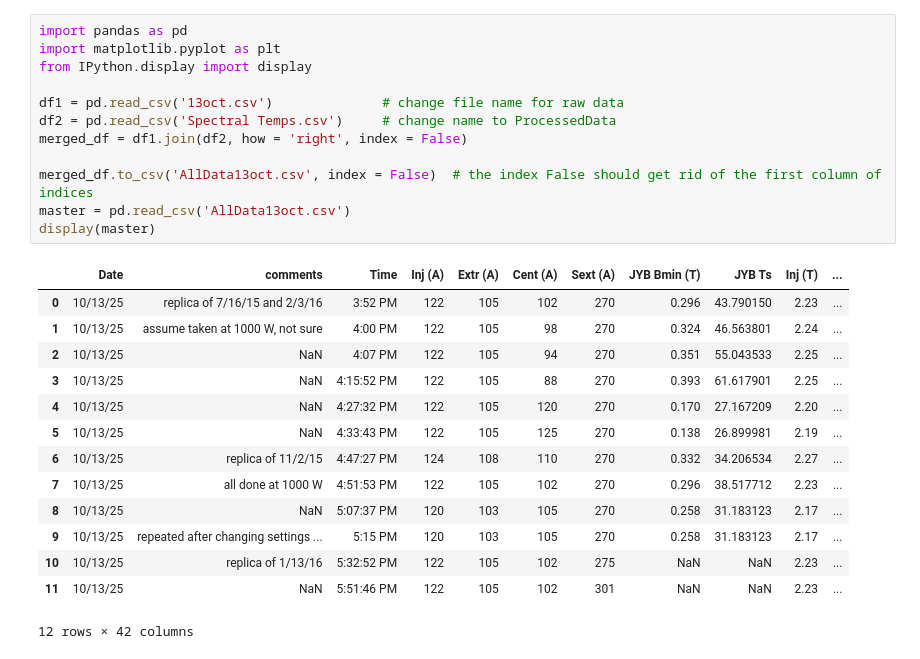
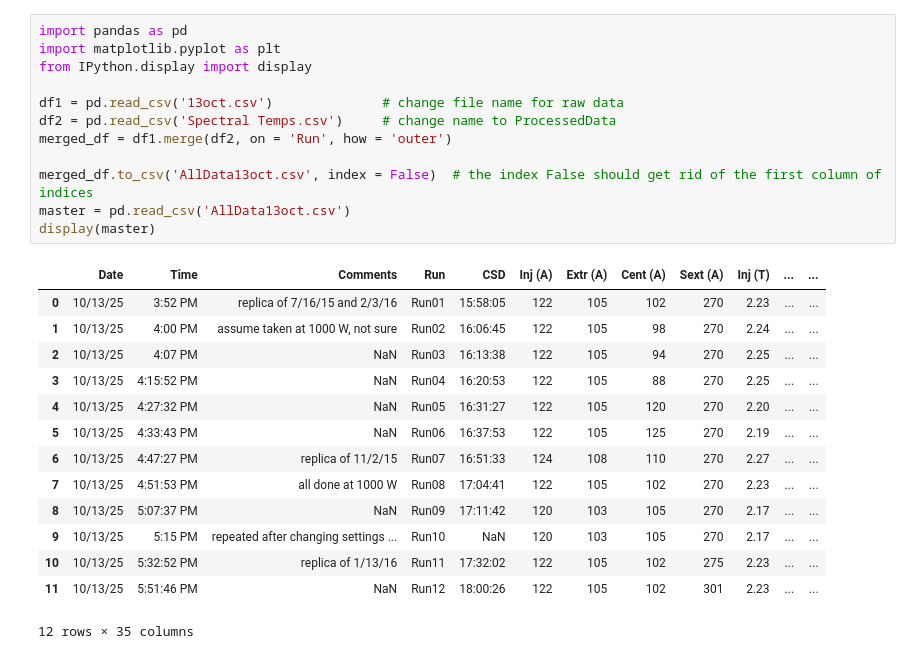
Before and after one commit to thebeesneesh/VENUS_X-Ray_BS, a Jupyter notebook: master.ipynb, the cells around one changed output. Drawn from its saved outputs; the diff is of its cells as text.

```diff
--- a/master.ipynb
+++ b/master.ipynb
@@ -1,30 +1,30 @@
 # %%
 import pandas as pd
 import matplotlib.pyplot as plt
 from IPython.display import display
 
 df1 = pd.read_csv('13oct.csv')              # change file name for raw data
 df2 = pd.read_csv('Spectral Temps.csv')     # change name to ProcessedData
-merged_df = df1.join(df2, how = 'right', index = False)
+merged_df = df1.merge(df2, on = 'Run', how = 'outer')
 
 merged_df.to_csv('AllData13oct.csv', index = False)  # the index False should get rid of the first column of indices
 master = pd.read_csv('AllData13oct.csv')
 display(master)
 # %% [output]
-|  | Date | comments | Time | Inj (A) | Extr (A) | Cent (A) | Sext (A) | JYB Bmin (T) | JYB Ts | Inj (T) | ... |
-| 0 | 10/13/25 | replica of 7/16/15 and 2/3/16 | 3:52 PM | 122 | 105 | 102 | 270 | 0.296 | 43.790150 | 2.23 | ... |
-| 1 | 10/13/25 | assume taken at 1000 W, not sure | 4:00 PM | 122 | 105 | 98 | 270 | 0.324 | 46.563801 | 2.24 | ... |
-| 2 | 10/13/25 | NaN | 4:07 PM | 122 | 105 | 94 | 270 | 0.351 | 55.043533 | 2.25 | ... |
-| 3 | 10/13/25 | NaN | 4:15:52 PM | 122 | 105 | 88 | 270 | 0.393 | 61.617901 | 2.25 | ... |
-| 4 | 10/13/25 | NaN | 4:27:32 PM | 122 | 105 | 120 | 270 | 0.170 | 27.167209 | 2.20 | ... |
-| 5 | 10/13/25 | NaN | 4:33:43 PM | 122 | 105 | 125 | 270 | 0.138 | 26.899981 | 2.19 | ... |
-| 6 | 10/13/25 | replica of 11/2/15 | 4:47:27 PM | 124 | 108 | 110 | 270 | 0.332 | 34.206534 | 2.27 | ... |
-| 7 | 10/13/25 | all done at 1000 W | 4:51:53 PM | 122 | 105 | 102 | 270 | 0.296 | 38.517712 | 2.23 | ... |
-| 8 | 10/13/25 | NaN | 5:07:37 PM | 120 | 103 | 105 | 270 | 0.258 | 31.183123 | 2.17 | ... |
-| 9 | 10/13/25 | repeated after changing settings ... | 5:15 PM | 120 | 103 | 105 | 270 | 0.258 | 31.183123 | 2.17 | ... |
-| 10 | 10/13/25 | replica of 1/13/16 | 5:32:52 PM | 122 | 105 | 102 | 275 | NaN | NaN | 2.23 | ... |
-| 11 | 10/13/25 | NaN | 5:51:46 PM | 122 | 105 | 102 | 301 | NaN | NaN | 2.23 | ... |
+|  | Date | Time | Comments | Run | CSD | Inj (A) | Extr (A) | Cent (A) | Sext (A) | Inj (T) | ... | ... |
+| 0 | 10/13/25 | 3:52 PM | replica of 7/16/15 and 2/3/16 | Run01 | 15:58:05 | 122 | 105 | 102 | 270 | 2.23 | ... | ... |
+| 1 | 10/13/25 | 4:00 PM | assume taken at 1000 W, not sure | Run02 | 16:06:45 | 122 | 105 | 98 | 270 | 2.24 | ... | ... |
+| 2 | 10/13/25 | 4:07 PM | NaN | Run03 | 16:13:38 | 122 | 105 | 94 | 270 | 2.25 | ... | ... |
+| 3 | 10/13/25 | 4:15:52 PM | NaN | Run04 | 16:20:53 | 122 | 105 | 88 | 270 | 2.25 | ... | ... |
+| 4 | 10/13/25 | 4:27:32 PM | NaN | Run05 | 16:31:27 | 122 | 105 | 120 | 270 | 2.20 | ... | ... |
+| 5 | 10/13/25 | 4:33:43 PM | NaN | Run06 | 16:37:53 | 122 | 105 | 125 | 270 | 2.19 | ... | ... |
+| 6 | 10/13/25 | 4:47:27 PM | replica of 11/2/15 | Run07 | 16:51:33 | 124 | 108 | 110 | 270 | 2.27 | ... | ... |
+| 7 | 10/13/25 | 4:51:53 PM | all done at 1000 W | Run08 | 17:04:41 | 122 | 105 | 102 | 270 | 2.23 | ... | ... |
+| 8 | 10/13/25 | 5:07:37 PM | NaN | Run09 | 17:11:42 | 120 | 103 | 105 | 270 | 2.17 | ... | ... |
+| 9 | 10/13/25 | 5:15 PM | repeated after changing settings ... | Run10 | NaN | 120 | 103 | 105 | 270 | 2.17 | ... | ... |
+| 10 | 10/13/25 | 5:32:52 PM | replica of 1/13/16 | Run11 | 17:32:02 | 122 | 105 | 102 | 275 | 2.23 | ... | ... |
+| 11 | 10/13/25 | 5:51:46 PM | NaN | Run12 | 18:00:26 | 122 | 105 | 102 | 301 | 2.23 | ... | ... |
-12 rows × 42 columns
+12 rows × 35 columns
 # %%
 plt.scatter(master['Input Counts'], master['Ts'])
 plt.xlabel('Counts')
```
Also changed, not shown: parts of 11 cells of this notebook, 5 other files.
